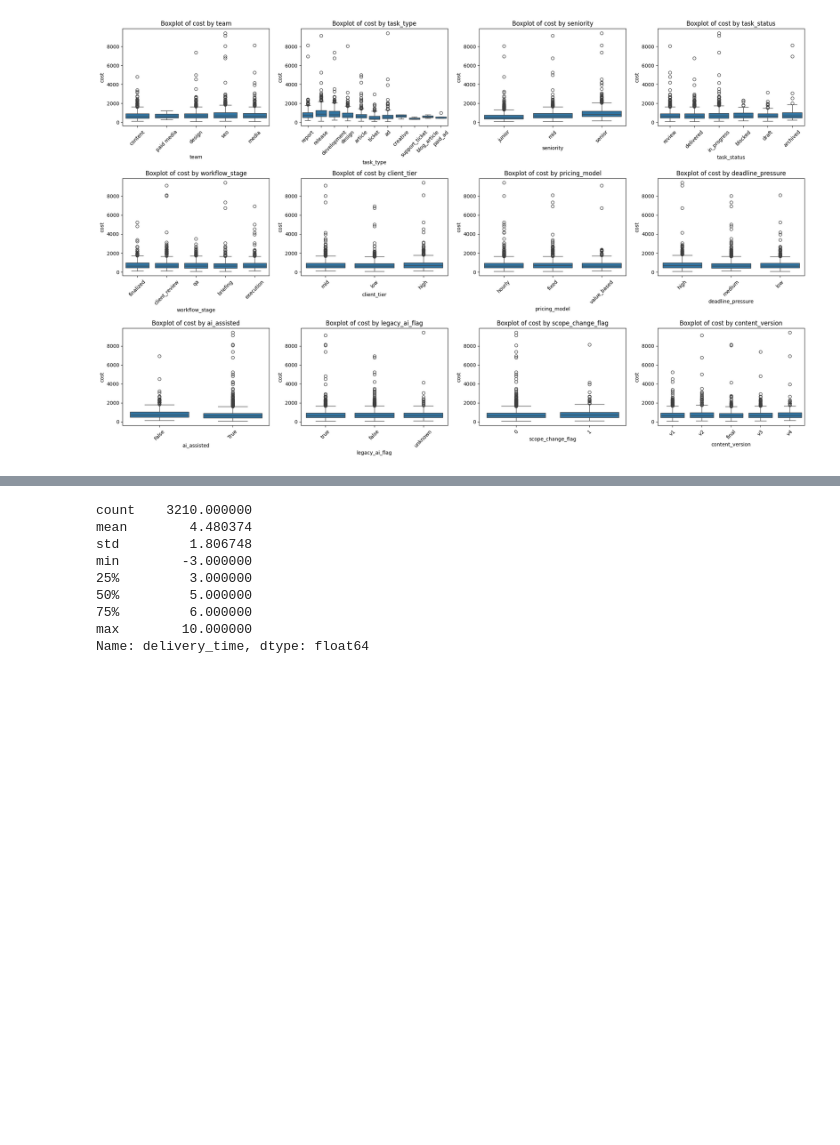
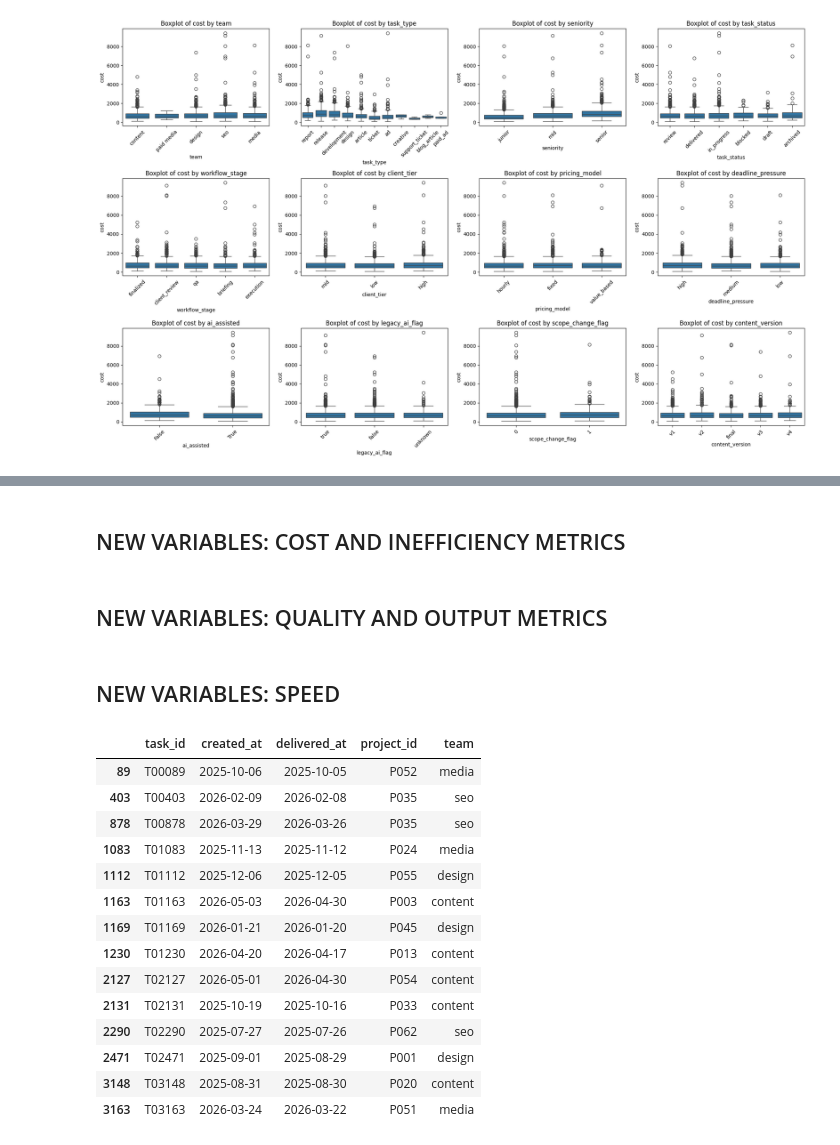
Before and after one commit to Cam-crt/FCM-Data-Alchemist, a Jupyter notebook: src/main.ipynb, the cells around one changed output, grey strips where cells are left out. Drawn from its saved outputs; the diff is of its cells as text; code cells hidden in the pictures; blank space fills up the shorter version.

```diff
--- a/src/main.ipynb
+++ b/src/main.ipynb
@@ -1119,0 +1060,8 @@ raw_df
+# %%
+raw_df["margin"] = raw_df["profit"] / raw_df["revenue"]
+raw_df["profit_per_hour"]= raw_df["profit"] / raw_df["hours_spent"]
+raw_df["revenue_per_hour"] = raw_df["revenue"] / raw_df["hours_spent"]
+
+# How much profit is generated for each dollar of revenue (margin)
+# %% [markdown]
+## NEW VARIABLES: COST AND INEFFICIENCY METRICS
@@ -1120,13 +1077,33 @@ raw_df
+# %% [markdown]
+## NEW VARIABLES: QUALITY AND OUTPUT METRICS
+# %%
+raw_df["errors_per_hour"] = raw_df["errors"] / raw_df["hours_spent"]
+raw_df["revisions_per_hour"] = raw_df["revisions"] / raw_df["hours_spent"]
+
+# we can use also the column outcome_score tom evaluate quality
+# %% [markdown]
+## NEW VARIABLES: SPEED
 # %%
 raw_df["delivery_time"]= (raw_df["delivered_at"] - raw_df["created_at"]).dt.days
-raw_df["delivery_time"].describe()
+(raw_df['delivered_at'] < raw_df['created_at']).sum()
+col_to_see = ["task_id", "created_at", "delivered_at", "project_id", "team"]
+
+raw_df[raw_df["delivered_at"] < raw_df["created_at"]][col_to_see]
+
+# we need to handle these 14 negative values, probably they put the values of delivered_at and created_at in the wrong order
 # %% [output]
-count    3210.000000
-mean        4.480374
-std         1.806748
-min        -3.000000
-25%         3.000000
-50%         5.000000
-75%         6.000000
-max        10.000000
-Name: delivery_time, dtype: float64
+|  | task_id | created_at | delivered_at | project_id | team |
+| 89 | T00089 | 2025-10-06 | 2025-10-05 | P052 | media |
+| 403 | T00403 | 2026-02-09 | 2026-02-08 | P035 | seo |
+| 878 | T00878 | 2026-03-29 | 2026-03-26 | P035 | seo |
+| 1083 | T01083 | 2025-11-13 | 2025-11-12 | P024 | media |
+| 1112 | T01112 | 2025-12-06 | 2025-12-05 | P055 | design |
+| 1163 | T01163 | 2026-05-03 | 2026-04-30 | P003 | content |
+| 1169 | T01169 | 2026-01-21 | 2026-01-20 | P045 | design |
+| 1230 | T01230 | 2026-04-20 | 2026-04-17 | P013 | content |
+| 2127 | T02127 | 2026-05-01 | 2026-04-30 | P054 | content |
+| 2131 | T02131 | 2025-10-19 | 2025-10-16 | P033 | content |
+| 2290 | T02290 | 2025-07-27 | 2025-07-26 | P062 | seo |
+| 2471 | T02471 | 2025-09-01 | 2025-08-29 | P001 | design |
+| 3148 | T03148 | 2025-08-31 | 2025-08-30 | P020 | content |
+| 3163 | T03163 | 2026-03-24 | 2026-03-22 | P051 | media |
```
Also changed, not shown: parts of 8 cells of this notebook.
